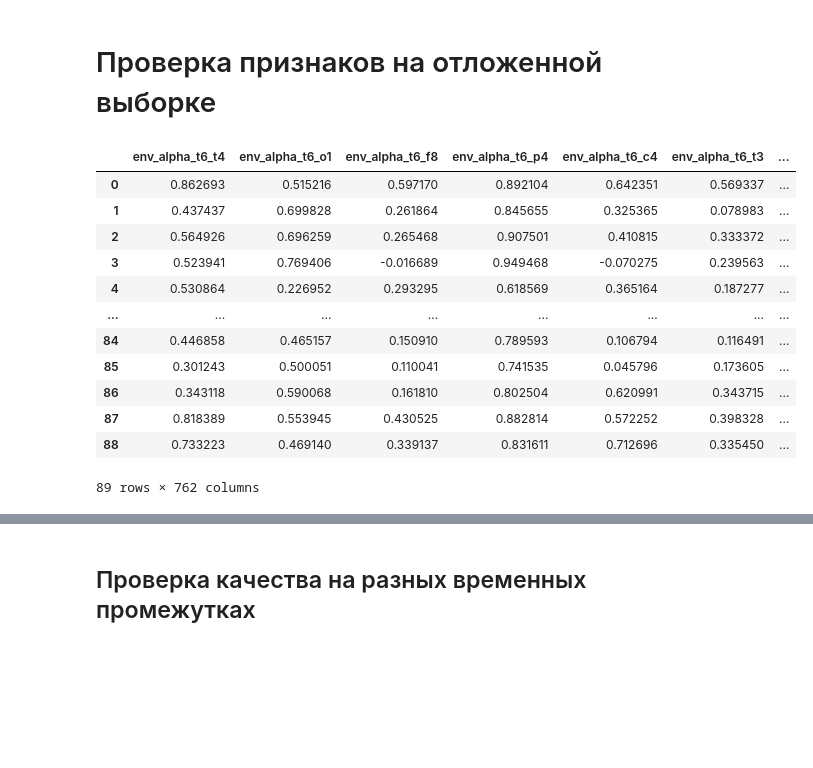
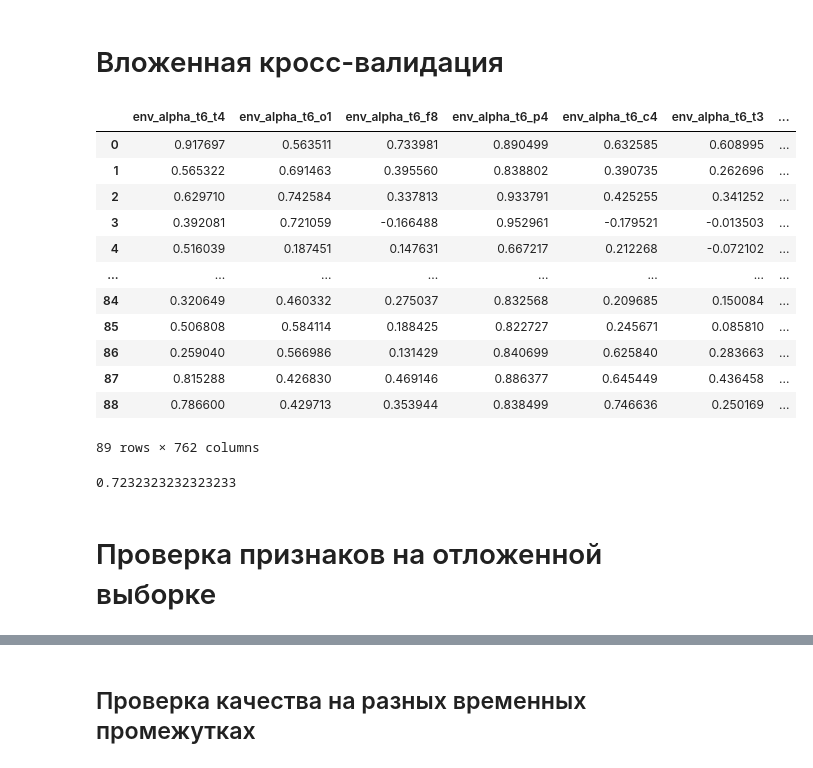
Before and after one commit to ledovsky/eeg-research, a Jupyter notebook: validation_experiments/201022 - Train test features research.ipynb, the cells around one changed output, grey strips where cells are left out. Drawn from its saved outputs; the diff is of its cells as text; code cells hidden in the pictures; blank space fills up the shorter version.

```diff
--- a/validation_experiments/201022 - Train test features research.ipynb
+++ b/validation_experiments/201022 - Train test features research.ipynb
@@ -41,3 +41,24 @@ def plot_hist(scores, bins=None):
         ax.set_xticks(bin_ticks)
         ax.grid()
         ax.legend([f"mean={values.mean():4f}, std={values.std():4f}"], loc='lower center')
+# %% [markdown]
+# Вложенная кросс-валидация
+# %%
+dir_60 = '60s_1_0_60'
+df_60 = get_merged_df(base_path/dir_60, feature_methods)
+features = list(df_60.columns.difference(['fn', 'target']))
+df_60
+# %% [output]
+|  | env_alpha_t6_t4 | env_alpha_t6_o1 | env_alpha_t6_f8 | env_alpha_t6_p4 | env_alpha_t6_c4 | env_alpha_t6_t3 | ... |
+| 0 | 0.917697 | 0.563511 | 0.733981 | 0.890499 | 0.632585 | 0.608995 | ... |
+| 1 | 0.565322 | 0.691463 | 0.395560 | 0.838802 | 0.390735 | 0.262696 | ... |
+| 2 | 0.629710 | 0.742584 | 0.337813 | 0.933791 | 0.425255 | 0.341252 | ... |
+| 3 | 0.392081 | 0.721059 | -0.166488 | 0.952961 | -0.179521 | -0.013503 | ... |
+| 4 | 0.516039 | 0.187451 | 0.147631 | 0.667217 | 0.212268 | -0.072102 | ... |
+| ... | ... | ... | ... | ... | ... | ... | ... |
+| 84 | 0.320649 | 0.460332 | 0.275037 | 0.832568 | 0.209685 | 0.150084 | ... |
+| 85 | 0.506808 | 0.584114 | 0.188425 | 0.822727 | 0.245671 | 0.085810 | ... |
+| 86 | 0.259040 | 0.566986 | 0.131429 | 0.840699 | 0.625840 | 0.283663 | ... |
+| 87 | 0.815288 | 0.426830 | 0.469146 | 0.886377 | 0.645449 | 0.436458 | ... |
+| 88 | 0.786600 | 0.429713 | 0.353944 | 0.838499 | 0.746636 | 0.250169 | ... |
+89 rows × 762 columns
@@ -44,24 +67,9 @@ def plot_hist(scores, bins=None):
+# %%
+scores.roc_auc
+# %% [output]
+0.7232323232323233
 # %% [markdown]
 # Проверка признаков на отложенной выборке
-# %%
-dir_60 = '60s_0_0_60'
-df_60 = get_merged_df(base_path/dir_60, feature_methods)
-features = list(df.columns.difference(['fn', 'target']))
-df_60
-# %% [output]
-|  | env_alpha_t6_t4 | env_alpha_t6_o1 | env_alpha_t6_f8 | env_alpha_t6_p4 | env_alpha_t6_c4 | env_alpha_t6_t3 | ... |
-| 0 | 0.862693 | 0.515216 | 0.597170 | 0.892104 | 0.642351 | 0.569337 | ... |
-| 1 | 0.437437 | 0.699828 | 0.261864 | 0.845655 | 0.325365 | 0.078983 | ... |
-| 2 | 0.564926 | 0.696259 | 0.265468 | 0.907501 | 0.410815 | 0.333372 | ... |
-| 3 | 0.523941 | 0.769406 | -0.016689 | 0.949468 | -0.070275 | 0.239563 | ... |
-| 4 | 0.530864 | 0.226952 | 0.293295 | 0.618569 | 0.365164 | 0.187277 | ... |
-| ... | ... | ... | ... | ... | ... | ... | ... |
-| 84 | 0.446858 | 0.465157 | 0.150910 | 0.789593 | 0.106794 | 0.116491 | ... |
-| 85 | 0.301243 | 0.500051 | 0.110041 | 0.741535 | 0.045796 | 0.173605 | ... |
-| 86 | 0.343118 | 0.590068 | 0.161810 | 0.802504 | 0.620991 | 0.343715 | ... |
-| 87 | 0.818389 | 0.553945 | 0.430525 | 0.882814 | 0.572252 | 0.398328 | ... |
-| 88 | 0.733223 | 0.469140 | 0.339137 | 0.831611 | 0.712696 | 0.335450 | ... |
-89 rows × 762 columns
 # %%
 scores = validation.get_repeated_scores(validation.train_test_val, df_60, features, model, random_state=57, n_repeats=50, p_bar=0)
 # %%
```
Also changed, not shown: parts of 22 cells of this notebook, 2 other files.
